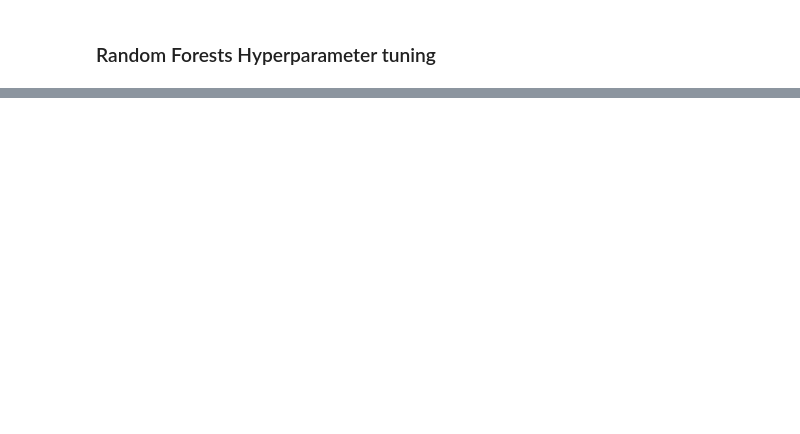
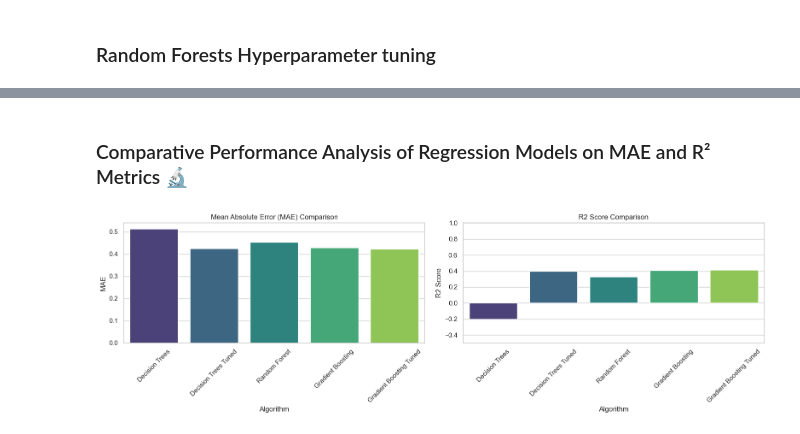
Before and after one commit to Dadd0/AI_MedCare_282401, a Jupyter notebook: main.ipynb, the cells around one changed output, grey strips where cells are left out. Saved outputs shown, nothing was run; the diff lists cells and outputs as text; code cells hidden in the pictures; blank space fills up the shorter version.

Commit message:
gradient boosting, tuning, comparative performance analysis of the models

```diff
--- a/main.ipynb
+++ b/main.ipynb
@@ -842,0 +889,12 @@ At the lower end of the importance scale, we have features such as 'Difficulty W
+# %%
+# gradient boosting
+from sklearn.ensemble import GradientBoostingRegressor
+
+gb_reg = GradientBoostingRegressor(n_estimators=100)
+gb_reg.fit(X_train, y_train)
+
+print_score(gb_reg, X_train, y_train, X_test, y_test, train=True)
+print_score(gb_reg, X_train, y_train, X_test, y_test, train=False)
+
+gradient_boosting_mae = mean_absolute_error(y_test, gb_reg.predict(X_test))
+gradient_boosting_r2 = r2_score(y_test, gb_reg.predict(X_test))
@@ -842,0 +951,6 @@ At the lower end of the importance scale, we have features such as 'Difficulty W
+# %%
+print_score(random_search, X_train, y_train, X_test, y_test, train=True)
+print_score(random_search, X_train, y_train, X_test, y_test, train=False)
+
+gradient_boosting_tuned_mae = mean_absolute_error(y_test, random_search.predict(X_test))
+gradient_boosting_tuned_r2 = r2_score(y_test, random_search.predict(X_test))
@@ -842,0 +974,53 @@ At the lower end of the importance scale, we have features such as 'Difficulty W
+# %% [markdown]
+### Comparative Performance Analysis of Regression Models on MAE and R² Metrics 🔬
+# %%
+metrics = {
+    "Algorithm": [
+        "Decision Trees",
+        "Decision Trees Tuned",
+        "Random Forest",
+        "Gradient Boosting",
+        "Gradient Boosting Tuned",
+    ],
+    "MAE": [
+        decision_tree_mae,
+        decision_tree_tuned_mae,
+        random_forest_mae,
+        gradient_boosting_mae,
+        gradient_boosting_tuned_mae,
+    ],
+
+    "R2 Score": [
+        decision_tree_r2,
+        decision_tree_tuned_r2,
+        random_forest_r2,
+        gradient_boosting_r2,
+        gradient_boosting_tuned_r2,
+    ],
+}
+
+# Converting to DataFrame for easier plotting
+df_metrics = pd.DataFrame(metrics)
+
+# Plotting
+plt.figure(figsize=(16, 5))
+
+# MAE Bar Plot
+plt.subplot(1, 2, 1)
+sns.barplot(x="Algorithm", y="MAE", data=df_metrics, palette="viridis")
+plt.title("Mean Absolute Error (MAE) Comparison")
+plt.xticks(rotation=45)
+plt.ylabel("MAE")
+
+# R2 Score Bar Plot
+plt.subplot(1, 2, 2)
+sns.barplot(x="Algorithm", y="R2 Score", data=df_metrics, palette = "viridis")
+plt.title("R2 Score Comparison")
+plt.xticks(rotation=45)
+plt.ylim([-0.5, 1])
+plt.ylabel("R2 Score")
+
+plt.tight_layout()
+plt.show()
+# %% [output]
+[figure, added]
```
Also changed, not shown: parts of 16 cells of this notebook.
